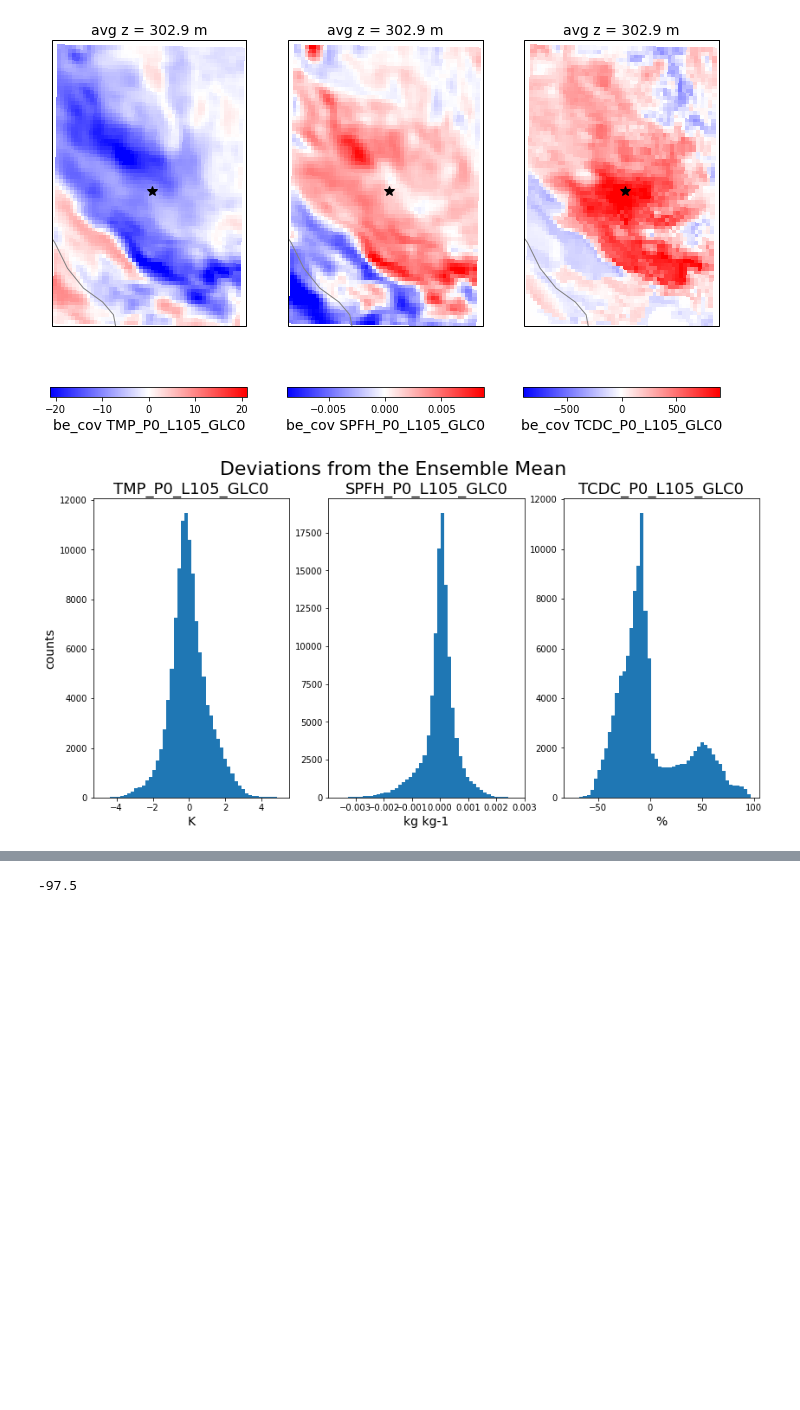
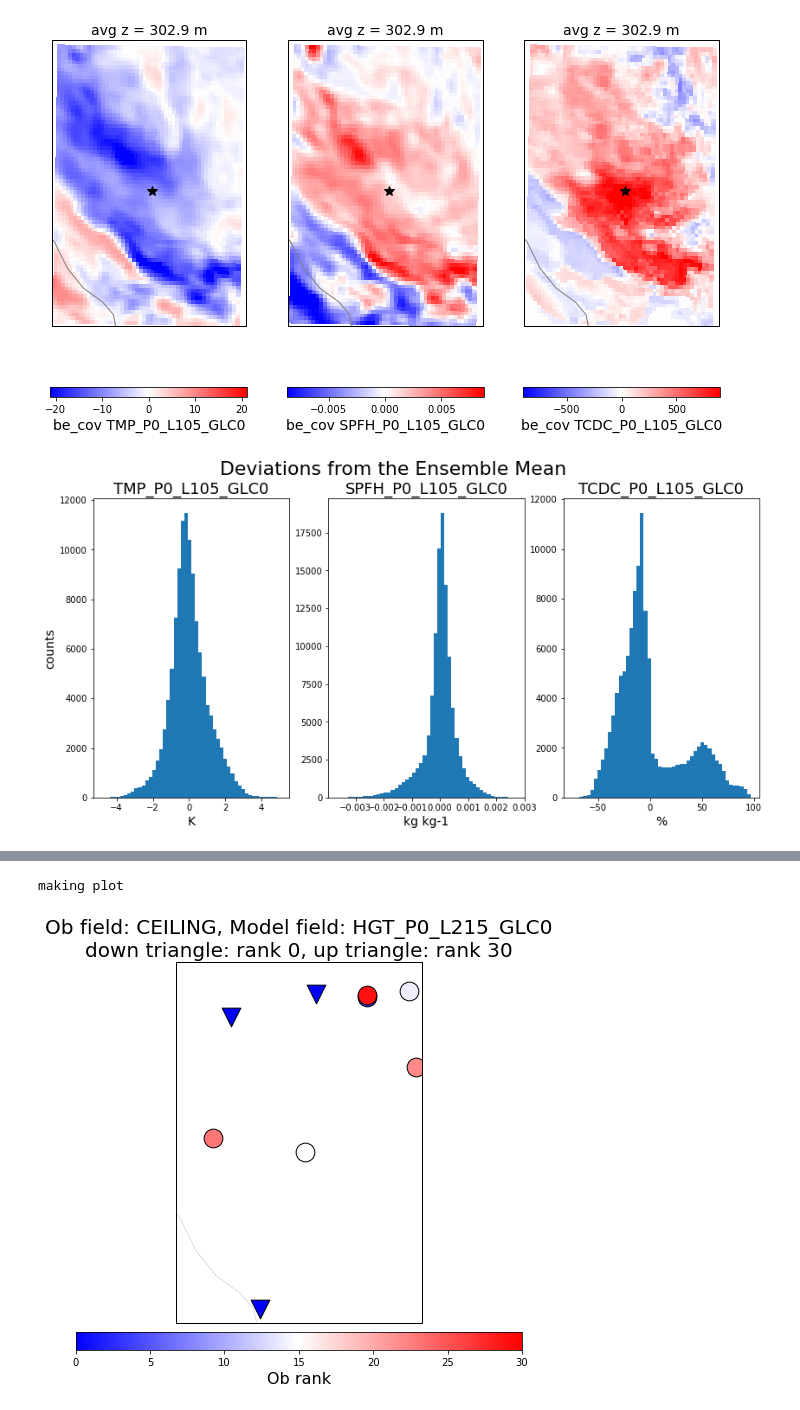
Before and after one commit to ShawnMurdzek-NOAA/py_scripts, a Jupyter notebook: cloud_da/probing_rrfs_ensemble.ipynb, the cells around one changed output, grey strips where cells are left out. Cells and saved outputs as stored; diff of their text form; code cells hidden in the pictures; blank space fills up the shorter version.

Commit message:
Finish adding ceiling rank plots for cloud DA

```diff
--- a/cloud_da/probing_rrfs_ensemble.ipynb
+++ b/cloud_da/probing_rrfs_ensemble.ipynb
@@ -373,4 +250,0 @@ Coordinates:
-# %%
-262.5-360
-# %% [output]
--97.5
@@ -378,0 +251,67 @@ ens_obj.sample_ds['']
+# %%
+"""
+Plot Rank For Each Ceiling Ob
+"""
+
+model_field = 'HGT_P0_L215_GLC0'
+klvl = np.nan
+save_fname = '{d}/ceiling_ranks_{tag}.png'.format(d=out_dir, tag=save_tag)
+
+bufr_field = 'CEILING'
+bufr_subset = ['ADPSFC']
+bufr_nonan = 'TOB'     # Only use a row if this ob is not NaN
+
+###
+
+# Interpolate ensemble members to ob locations
+subset_obs = ens_obj._subset_bufr(bufr_subset, bufr_nonan)
+ens_interp = ens_obj.interp_model_2d(model_field, subset_obs['YOB'].values, subset_obs['XOB'].values-360.,
+                                     zind=klvl, method='nearest')
+
+# Determine ranks
+ranks = np.zeros(len(subset_obs))
+ob_vals = subset_obs[bufr_field].values
+ens_vals = mc.geopotential_to_height(ens_interp.loc[:, ens_obj.mem_names].values * units.m * const.g).to('m').magnitude
+for i in range(len(ranks)):
+    ranks[i] = np.sum(ob_vals[i] > ens_vals[i, :])
+
+# Change NaNs to be an arbitrarily large number
+ob_vals[np.isnan(ob_vals)] = 1e8
+ens_vals[np.isnan(ens_vals)] = 1e9
+
+# Plot ranks
+print('making plot')
+fig = plt.figure(figsize=(8, 8))
+ax = fig.add_subplot(1, 1, 1, projection=ccrs.LambertConformal())
+for i in range(len(ranks)):
+    if ranks[i] == 0:
+        m = 'v'
+    elif ranks[i] == param['nmem']:
+        m = '^'
+    else:
+        m = 'o'
+    cax = ax.scatter(subset_obs.loc[i, 'XOB'], subset_obs.loc[i, 'YOB'], c=ranks[i],
+                     s=350, cmap='bwr', vmin=0, vmax=param['nmem'], marker=m, linewidths=1, edgecolors='k',
+                     transform=ccrs.PlateCarree(), alpha=1)
+
+ax.set_title('Ob field: {ob_f}, Model field: {m_f}\n'.format(ob_f=bufr_field, m_f=model_field) +
+             'down triangle: rank 0, up triangle: rank {rmax}'.format(rmax=param['nmem']), size=20)
+ax.set_extent([min_lon, max_lon, min_lat, max_lat])
+ax.coastlines('50m', edgecolor='gray', linewidth=0.25)
+borders = cfeature.NaturalEarthFeature(category='cultural',
+                                        scale='50m',
+                                       facecolor='none',
+                                       name='admin_1_states_provinces')
+ax.add_feature(borders, linewidth=0.25, edgecolor='gray')
+#lakes = cfeature.NaturalEarthFeature(category='physical',
+#                                     scale='50m',
+#                                     facecolor='none',
+#                                     name='lakes')
+#ax.add_feature(lakes, linewidth=0.25, edgecolor='gray')
+
+cbar = plt.colorbar(cax, ax=ax, orientation='horizontal', pad=0.02, aspect=25)
+cbar.set_label('Ob rank', size=16)
+plt.savefig(save_fname)
+# %% [output]
+making plot
+[figure, added]
```
Also changed, not shown: parts of 12 cells of this notebook.
